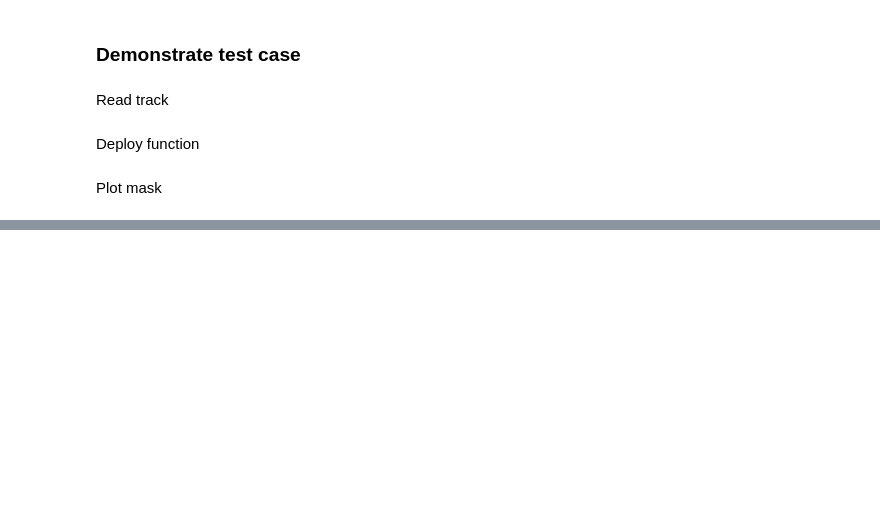
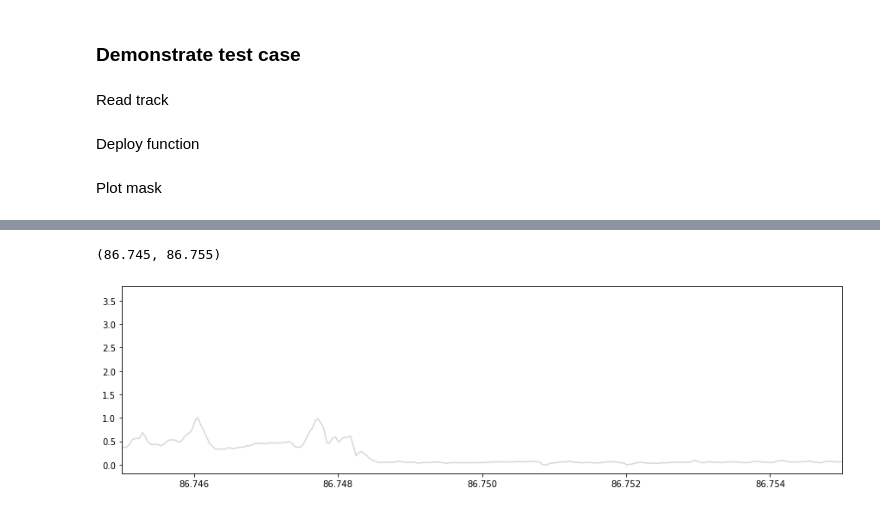
Before and after one commit to mollymwieringa/icesat-2, a Jupyter notebook: detect_level_ice_tests.ipynb, the cells around one changed output, grey strips where cells are left out. Drawn from its saved outputs; the diff is of its cells as text; code cells hidden in the pictures; blank space fills up the shorter version.

```diff
--- a/detect_level_ice_tests.ipynb
+++ b/detect_level_ice_tests.ipynb
@@ -19,7 +20,8 @@ from scipy.interpolate import lagrange
 # %% [markdown]
 Set up some testing data
 # %%
-file = '/glade/scratch/mollyw/external_data/ICESat-2/freeboard/2019.01.01/ATL10-01_20190101005132_00550201_005_02.h5'
+file = '/glade/work/nhutter/floe_deform/data/ICESat-2/ATL10/ATL10-01_20200325082714_13690601_005_02.h5'
+# '/glade/scratch/mollyw/external_data/ICESat-2/freeboard/2019.01.01/ATL10-01_20190101005132_00550201_005_02.h5'
 track = 'gt1r'
 # %% [markdown]
 Define functions
@@ -255,0 +300,9 @@ data, lat, lon, level_mask = read_track_with_mask(file, track)
+# %%
+fig = plt.figure(figsize=(15,4))
+
+plt.plot(lat, data, color = 'grey', alpha= 0.3, label = 'data')
+# plt.plot(lat, thresholds, color = 'purple', label = 'gradient threshold')
+plt.xlim([86.745, 86.755])
+# %% [output]
+(86.745, 86.755)
+[figure, added]
```
Also changed, not shown: parts of 12 cells of this notebook, 1 other file.
